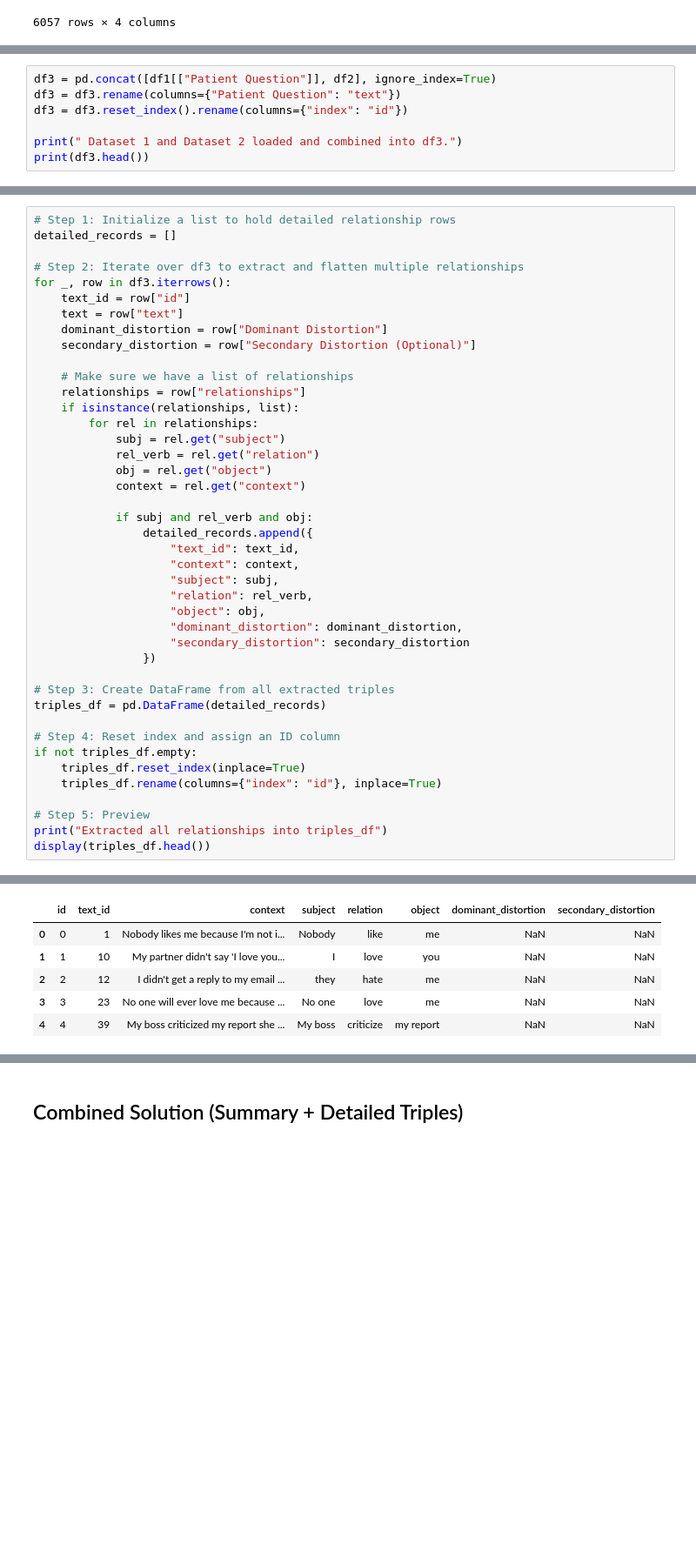
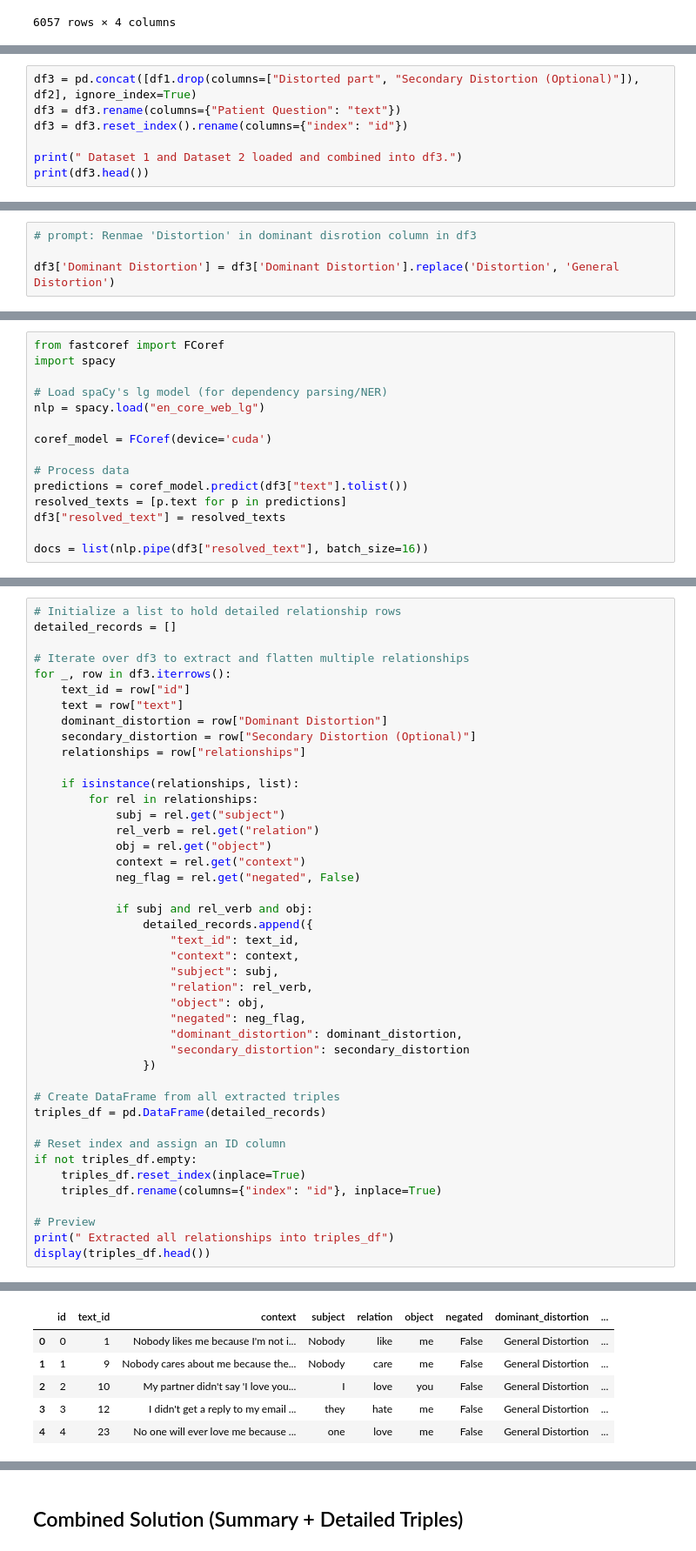
Before and after one commit to UBGidado/My_Research, a Jupyter notebook: Clustering_Verbs,_Subjects_&_Objects.ipynb, the cells around one changed output, grey strips where cells are left out. Shown at 87% size. Drawn from its saved outputs; the diff is of its cells as text; blank space fills up the shorter version.

```diff
--- a/Clustering_Verbs,_Subjects_&_Objects.ipynb
+++ b/Clustering_Verbs,_Subjects_&_Objects.ipynb
@@ -188,5 +196,5 @@ df3
 # %%
-df3 = pd.concat([df1[["Patient Question"]], df2], ignore_index=True)
+df3 = pd.concat([df1.drop(columns=["Distorted part", "Secondary Distortion (Optional)"]), df2], ignore_index=True)
 df3 = df3.rename(columns={"Patient Question": "text"})
 df3 = df3.reset_index().rename(columns={"index": "id"})
 
@@ -209,0 +218,4 @@ print(df3.head())
+# %%
+# prompt: Renmae 'Distortion' in dominant disrotion column in df3
+
+df3['Dominant Distortion'] = df3['Dominant Distortion'].replace('Distortion', 'General Distortion')
@@ -218,0 +244,15 @@ CPU
+# %%
+from fastcoref import FCoref
+import spacy
+
+# Load spaCy's lg model (for dependency parsing/NER)
+nlp = spacy.load("en_core_web_lg")
+
+coref_model = FCoref(device='cuda')
+
+# Process data
+predictions = coref_model.predict(df3["text"].tolist())
+resolved_texts = [p.text for p in predictions]
+df3["resolved_text"] = resolved_texts
+
+docs = list(nlp.pipe(df3["resolved_text"], batch_size=16))
@@ -395,22 +514,22 @@ df3["relationships"] = extract_all_relationships(
 # %%
-# Step 1: Initialize a list to hold detailed relationship rows
+# Initialize a list to hold detailed relationship rows
 detailed_records = []
 
-# Step 2: Iterate over df3 to extract and flatten multiple relationships
+# Iterate over df3 to extract and flatten multiple relationships
 for _, row in df3.iterrows():
     text_id = row["id"]
     text = row["text"]
     dominant_distortion = row["Dominant Distortion"]
     secondary_distortion = row["Secondary Distortion (Optional)"]
+    relationships = row["relationships"]
 
-    # Make sure we have a list of relationships
-    relationships = row["relationships"]
     if isinstance(relationships, list):
         for rel in relationships:
             subj = rel.get("subject")
             rel_verb = rel.get("relation")
             obj = rel.get("object")
             context = rel.get("context")
+            neg_flag = rel.get("negated", False)
 
             if subj and rel_verb and obj:
                 detailed_records.append({
@@ -419,19 +538,20 @@ for _, row in df3.iterrows():
                     "subject": subj,
                     "relation": rel_verb,
                     "object": obj,
+                    "negated": neg_flag,
                     "dominant_distortion": dominant_distortion,
                     "secondary_distortion": secondary_distortion
                 })
 
-# Step 3: Create DataFrame from all extracted triples
+# Create DataFrame from all extracted triples
 triples_df = pd.DataFrame(detailed_records)
 
-# Step 4: Reset index and assign an ID column
+# Reset index and assign an ID column
 if not triples_df.empty:
     triples_df.reset_index(inplace=True)
     triples_df.rename(columns={"index": "id"}, inplace=True)
 
-# Step 5: Preview
-print("Extracted all relationships into triples_df")
+# Preview
+print(" Extracted all relationships into triples_df")
 display(triples_df.head())
 # %% [output]
@@ -439,6 +559,6 @@ Extracted all relationships into triples_df
-|  | id | text_id | context | subject | relation | object | dominant_distortion | secondary_distortion |
-| 0 | 0 | 1 | Nobody likes me because I'm not i... | Nobody | like | me | NaN | NaN |
-| 1 | 1 | 10 | My partner didn't say 'I love you... | I | love | you | NaN | NaN |
-| 2 | 2 | 12 | I didn't get a reply to my email ... | they | hate | me | NaN | NaN |
-| 3 | 3 | 23 | No one will ever love me because ... | No one | love | me | NaN | NaN |
-| 4 | 4 | 39 | My boss criticized my report she ... | My boss | criticize | my report | NaN | NaN |
+|  | id | text_id | context | subject | relation | object | negated | dominant_distortion | ... |
+| 0 | 0 | 1 | Nobody likes me because I'm not i... | Nobody | like | me | False | General Distortion | ... |
+| 1 | 1 | 9 | Nobody cares about me because the... | Nobody | care | me | False | General Distortion | ... |
+| 2 | 2 | 10 | My partner didn't say 'I love you... | I | love | you | False | General Distortion | ... |
+| 3 | 3 | 12 | I didn't get a reply to my email ... | they | hate | me | False | General Distortion | ... |
+| 4 | 4 | 23 | No one will ever love me because ... | one | love | me | False | General Distortion | ... |
```
Also changed, not shown: parts of 57 cells of this notebook.
